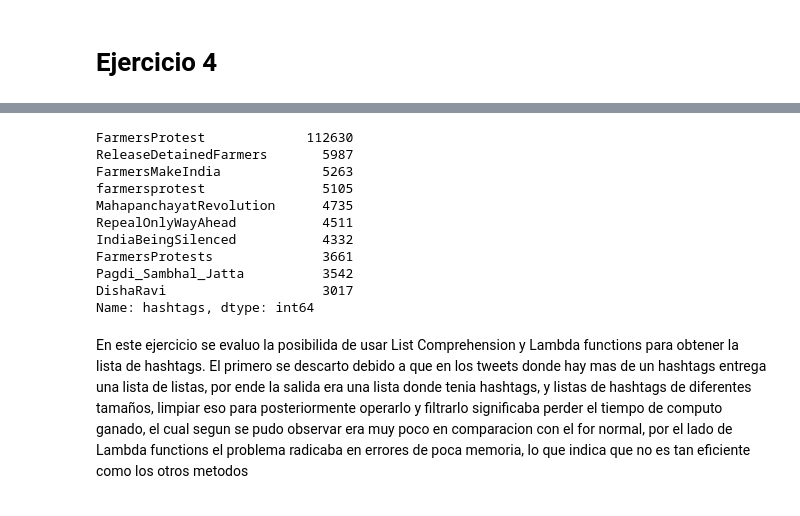
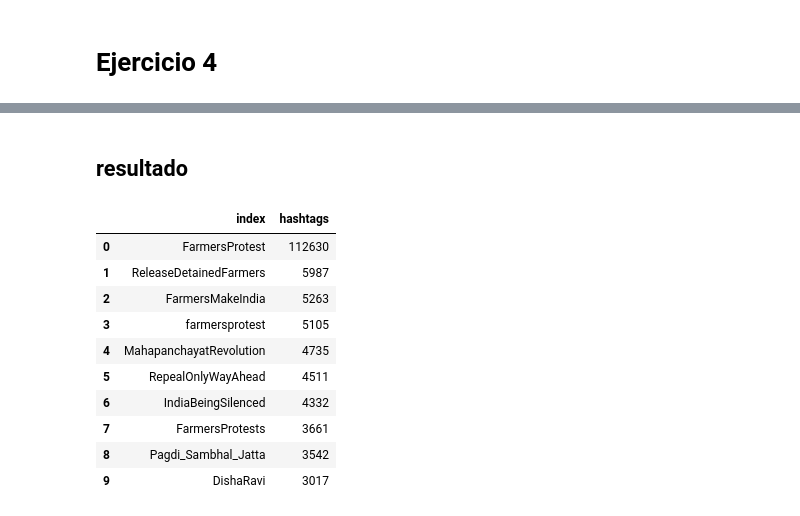
Before and after one commit to apachaii/Data-Engineer---Danilo-Molina, a Jupyter notebook: Data Engineer - Danilo Molina.ipynb, the cells around one changed output, grey strips where cells are left out. Cells and saved outputs as stored; diff of their text form; code cells hidden in the pictures.

```diff
--- a/Data Engineer - Danilo Molina.ipynb
+++ b/Data Engineer - Danilo Molina.ipynb
@@ -112,5 +142,5 @@ tweets = DataSet['content']
 # %%
 ListaHashtags = []
-for i in range(len(twits)):
-    listaTemporal = re.findall(r"#(\w+)", twits[i])
+for i in range(len(tweets)):
+    listaTemporal = re.findall(r"#(\w+)", tweets[i])
     ListaHashtags.extend(listaTemporal)
@@ -117,19 +149,19 @@ for i in range(len(twits)):
+# %% [markdown]
+## resultado
 # %%
 # se transforma la lista en dataset para operar de forma mas rapida y se utiliza funcion value_counts() para obtener valores
 # %%
 dsHashtags = pd.DataFrame(ListaHashtags , columns =['hashtags'])
-dsHashtags['hashtags'].value_counts().nlargest(10)
+dsHashtags['hashtags'].value_counts().nlargest(10).reset_index()
 # %% [output]
-FarmersProtest             112630
-ReleaseDetainedFarmers       5987
-FarmersMakeIndia             5263
-farmersprotest               5105
-MahapanchayatRevolution      4735
-RepealOnlyWayAhead           4511
-IndiaBeingSilenced           4332
-FarmersProtests              3661
-Pagdi_Sambhal_Jatta          3542
-DishaRavi                    3017
-Name: hashtags, dtype: int64
+|  | index | hashtags |
+| 0 | FarmersProtest | 112630 |
+| 1 | ReleaseDetainedFarmers | 5987 |
+| 2 | FarmersMakeIndia | 5263 |
+| 3 | farmersprotest | 5105 |
+| 4 | MahapanchayatRevolution | 4735 |
+| 5 | RepealOnlyWayAhead | 4511 |
+| 6 | IndiaBeingSilenced | 4332 |
+| 7 | FarmersProtests | 3661 |
+| 8 | Pagdi_Sambhal_Jatta | 3542 |
+| 9 | DishaRavi | 3017 |
-# %% [markdown]
-En este ejercicio se evaluo la posibilida de usar List Comprehension y Lambda functions para obtener la lista de hashtags. El primero se descarto debido a que en los tweets donde hay mas de un hashtags entrega una lista de listas, por ende la salida era una lista donde  tenia hashtags, y listas de hashtags de diferentes tamaños, limpiar eso para posteriormente operarlo y filtrarlo significaba perder el tiempo de computo ganado, el cual segun se pudo observar era muy poco en comparacion con el for normal, por el lado de Lambda functions el problema radicaba en errores de poca memoria, lo que indica que no es tan eficiente como los otros metodos
```
Also changed, not shown: parts of 29 cells of this notebook.
